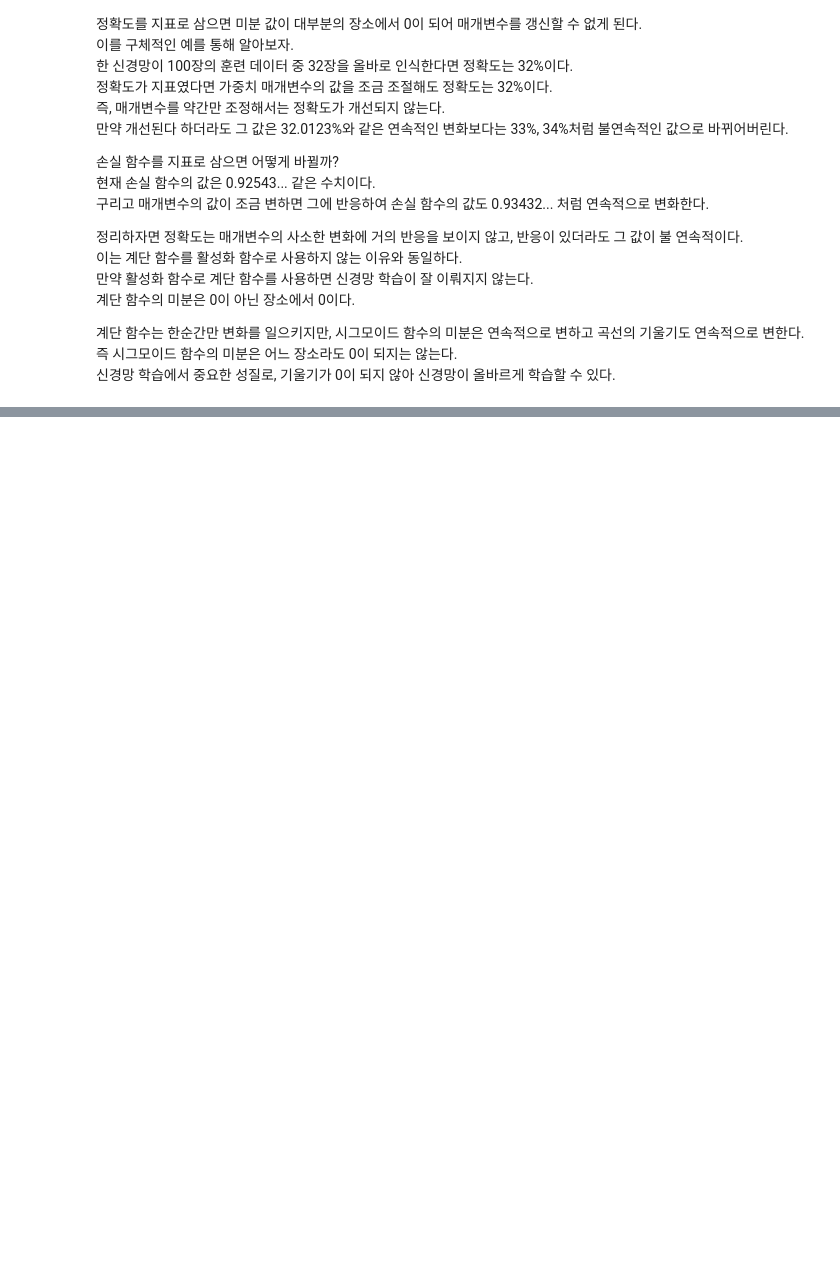
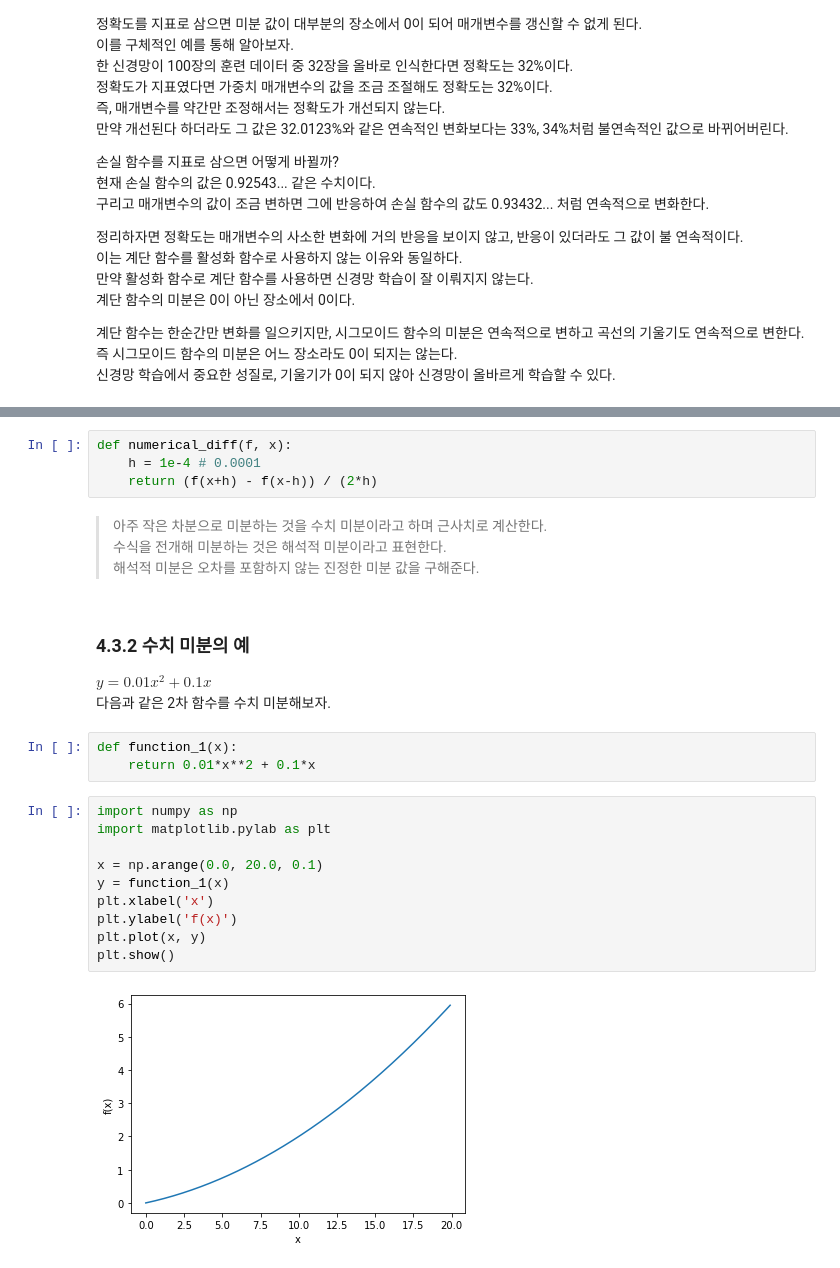
Before and after one commit to cowFarmer/Deep_Learning_from_Scratch, a Jupyter notebook: V_01/CH04_신경망_학습/CH04_신경망_학습.ipynb, the cells around one changed output, grey strips where cells are left out. Drawn from its saved outputs; the diff is of its cells as text; blank space fills up the shorter version.

```diff
--- a/V_01/CH04_신경망_학습/CH04_신경망_학습.ipynb
+++ b/V_01/CH04_신경망_학습/CH04_신경망_학습.ipynb
@@ -383,0 +399,27 @@ t에는 레이블이 [2,7,0,9,4]와 같이 저장되어 있으므로 `y[np.arang
+# %%
+def numerical_diff(f, x):
+    h = 1e-4 # 0.0001
+    return (f(x+h) - f(x-h)) / (2*h)
+# %% [markdown]
+> 아주 작은 차분으로 미분하는 것을 수치 미분이라고 하며 근사치로 계산한다.
+수식을 전개해 미분하는 것은 해석적 미분이라고 표현한다.
+해석적 미분은 오차를 포함하지 않는 진정한 미분 값을 구해준다.
+# %% [markdown]
+### 4.3.2 수치 미분의 예
+$y = 0.01x^2 + 0.1x$
+다음과 같은 2차 함수를 수치 미분해보자.
+# %%
+def function_1(x):
+    return 0.01*x**2 + 0.1*x
+# %%
+import numpy as np
+import matplotlib.pylab as plt
+
+x = np.arange(0.0, 20.0, 0.1)
+y = function_1(x)
+plt.xlabel('x')
+plt.ylabel('f(x)')
+plt.plot(x, y)
+plt.show()
+# %% [output]
+[figure, added]
```
Also changed, not shown: parts of 66 cells of this notebook.
